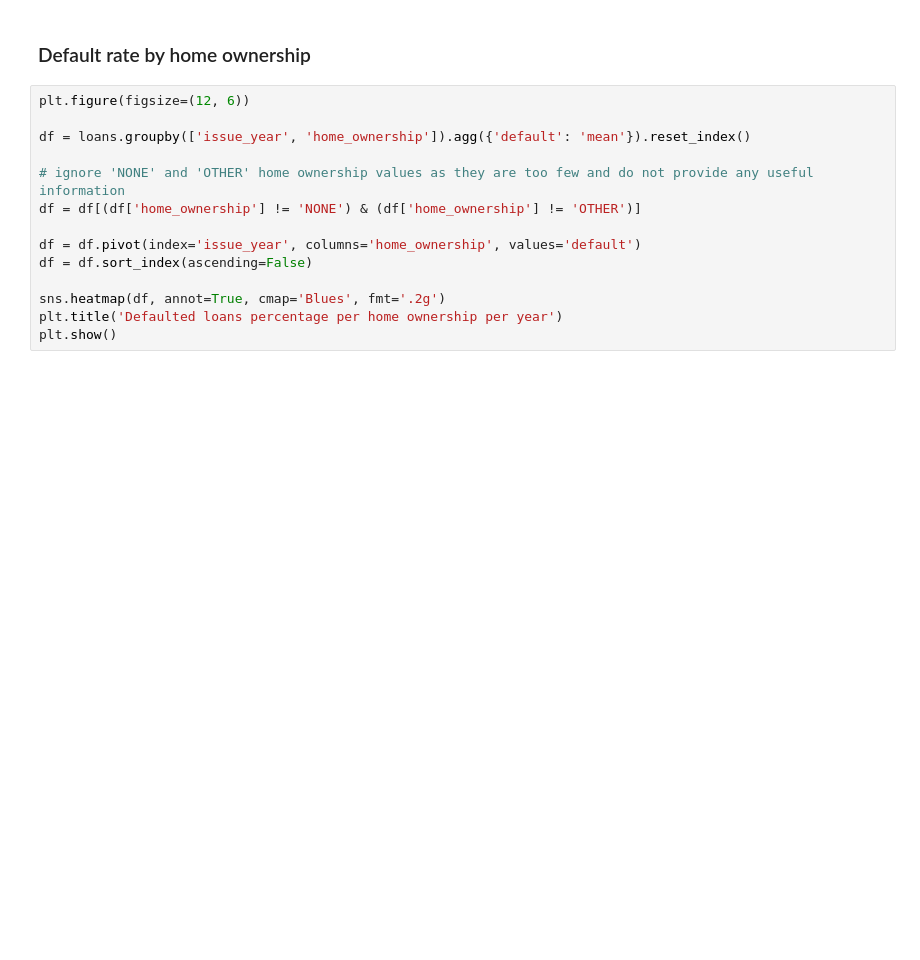
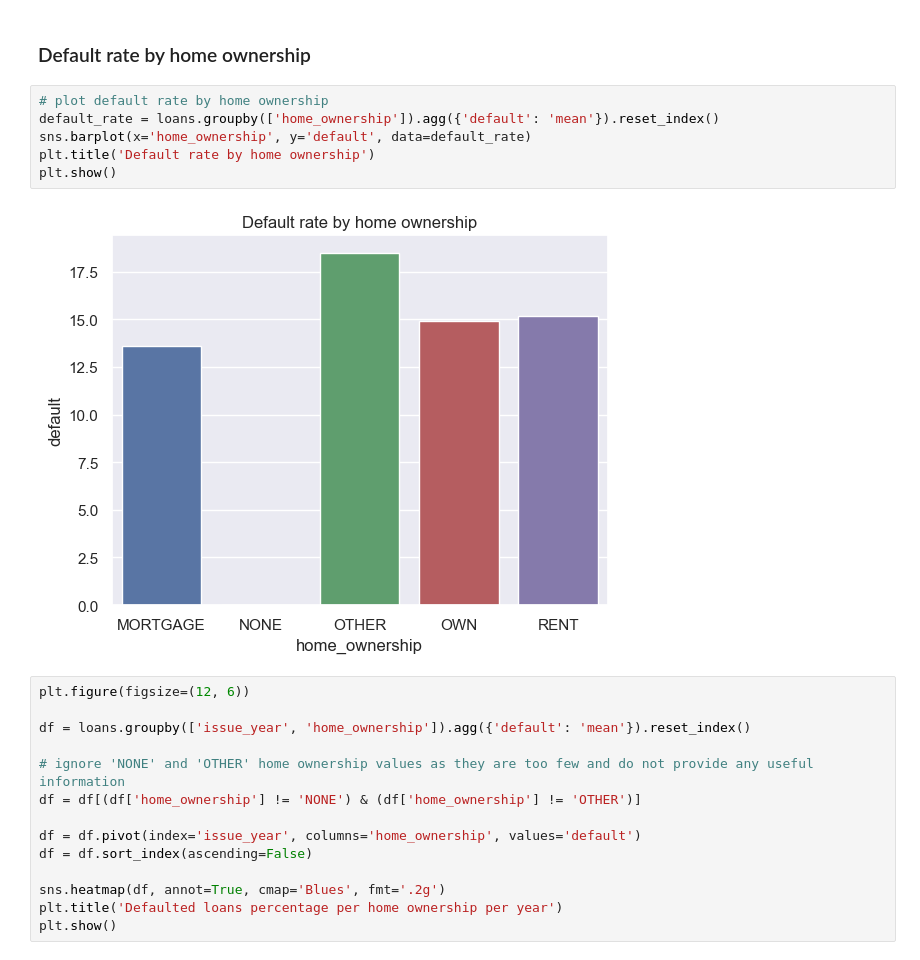
Before and after one commit to ChaitanyaVootla/LoanCaseStudy, a Jupyter notebook: Loan.ipynb, the cells around one changed output. Saved outputs shown, nothing was run; the diff lists cells and outputs as text; blank space fills up the shorter version.

```diff
--- a/Loan.ipynb
+++ b/Loan.ipynb
@@ -452,6 +474,14 @@ plt.show()
 [figure]
 # %% [markdown]
 ### Default rate by home ownership
+# %%
+# plot default rate by home ownership
+default_rate = loans.groupby(['home_ownership']).agg({'default': 'mean'}).reset_index()
+sns.barplot(x='home_ownership', y='default', data=default_rate)
+plt.title('Default rate by home ownership')
+plt.show()
+# %% [output]
+[figure, added]
 # %%
 plt.figure(figsize=(12, 6))
 
```
Also changed, not shown: parts of 20 cells of this notebook, 2 other files.
